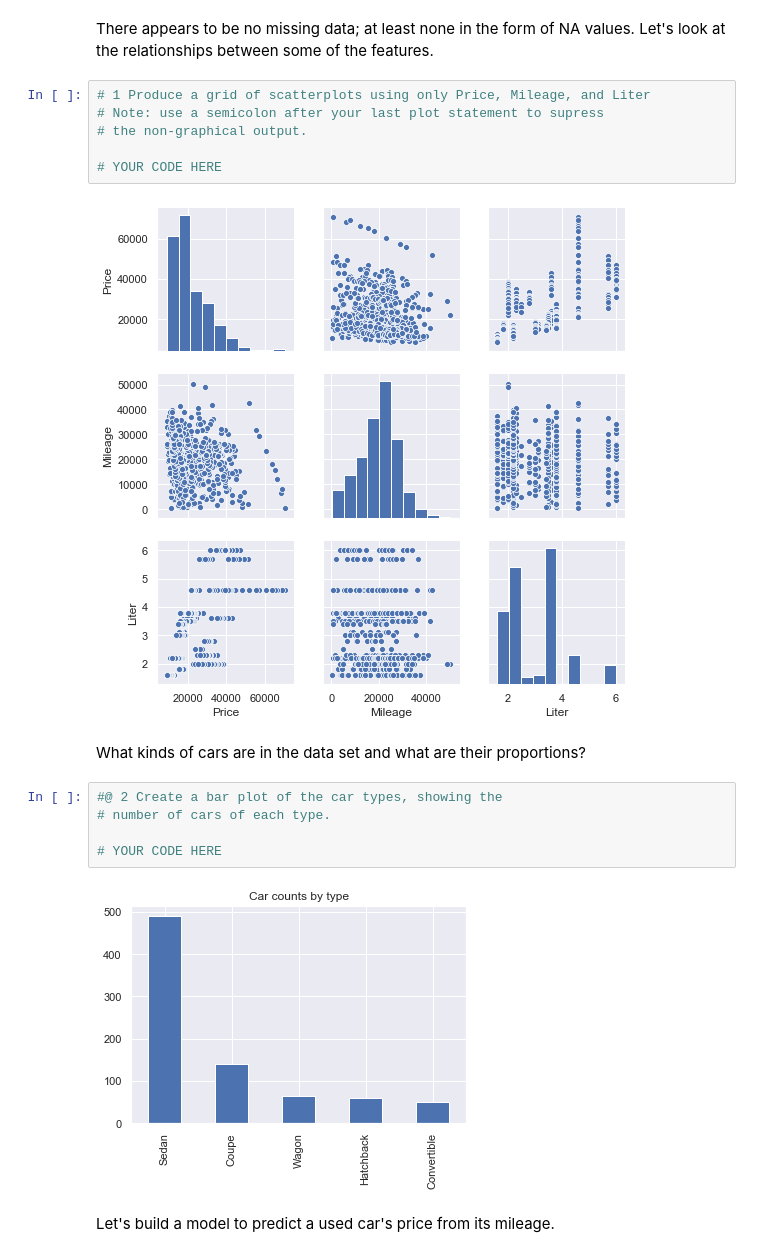
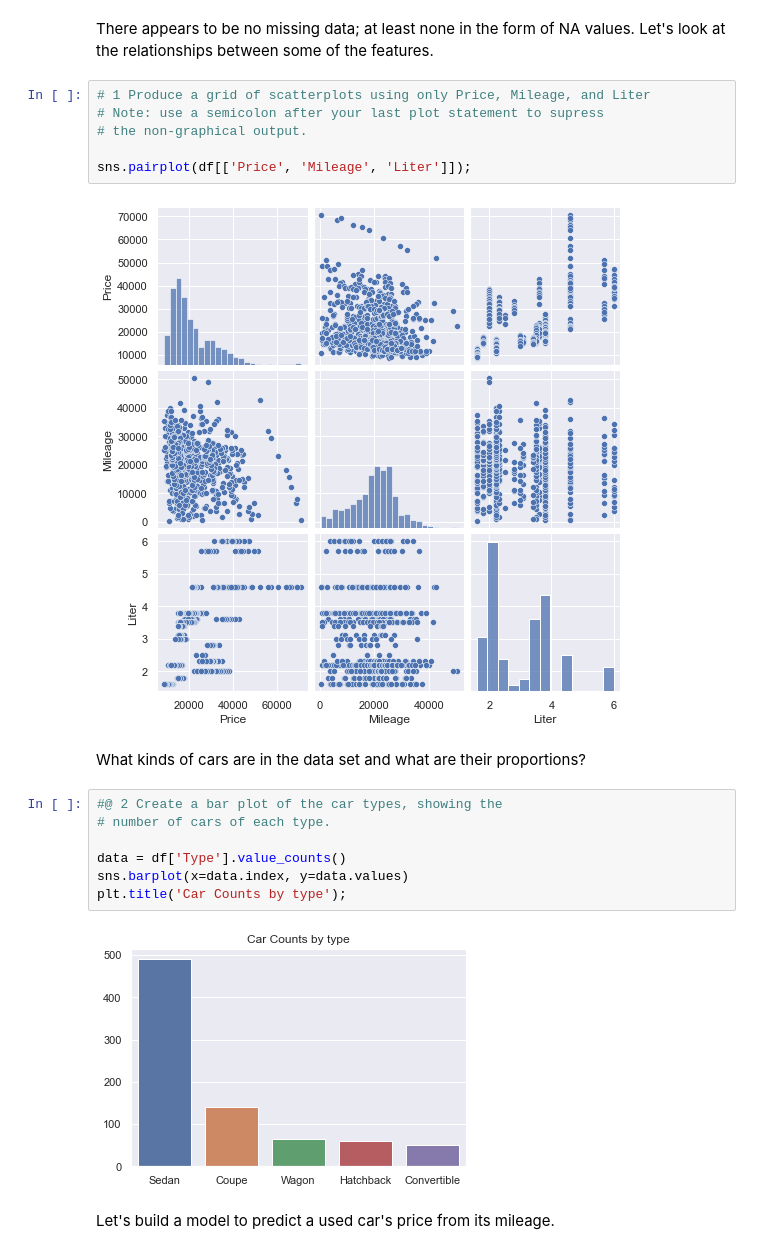
Before and after one commit to raymondshum/CST383, a Jupyter notebook: Assignments/HW7/linear-regression.ipynb, the cells around one changed output. Drawn from its saved outputs; the diff is of its cells as text.

```diff
--- a/Assignments/HW7/linear-regression.ipynb
+++ b/Assignments/HW7/linear-regression.ipynb
@@ -78,18 +80,20 @@ Let's look at the relationships between some of the features.
 # Note: use a semicolon after your last plot statement to supress
 # the non-graphical output.
 
-# YOUR CODE HERE
+sns.pairplot(df[['Price', 'Mileage', 'Liter']]);
 # %% [output]
-[figure, old version]
+[figure, new version]
 # %% [markdown]
 What kinds of cars are in the data set and what are their proportions?
 # %%
 #@ 2 Create a bar plot of the car types, showing the
 # number of cars of each type.
 
-# YOUR CODE HERE
+data = df['Type'].value_counts()
+sns.barplot(x=data.index, y=data.values)
+plt.title('Car Counts by type');
 # %% [output]
-[figure, old version]
+[figure, new version]
 # %% [markdown]
 Let's build a model to predict a used car's price from its mileage.
 # %%
```
Also changed, not shown: parts of 26 cells of this notebook.
